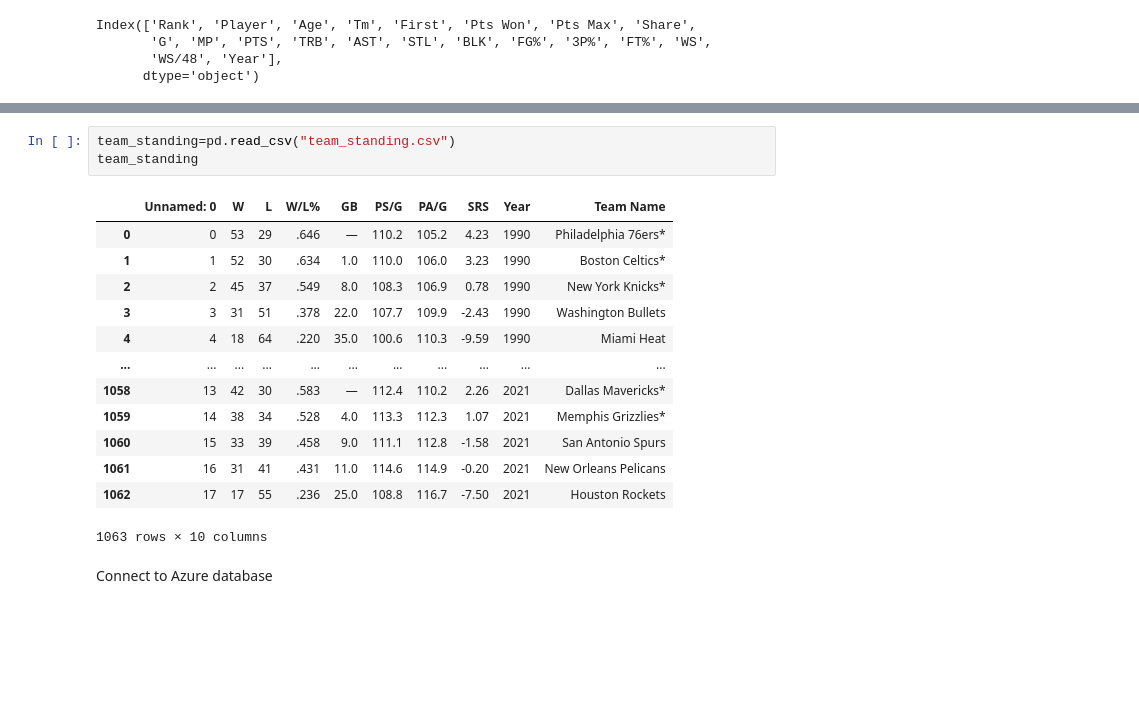
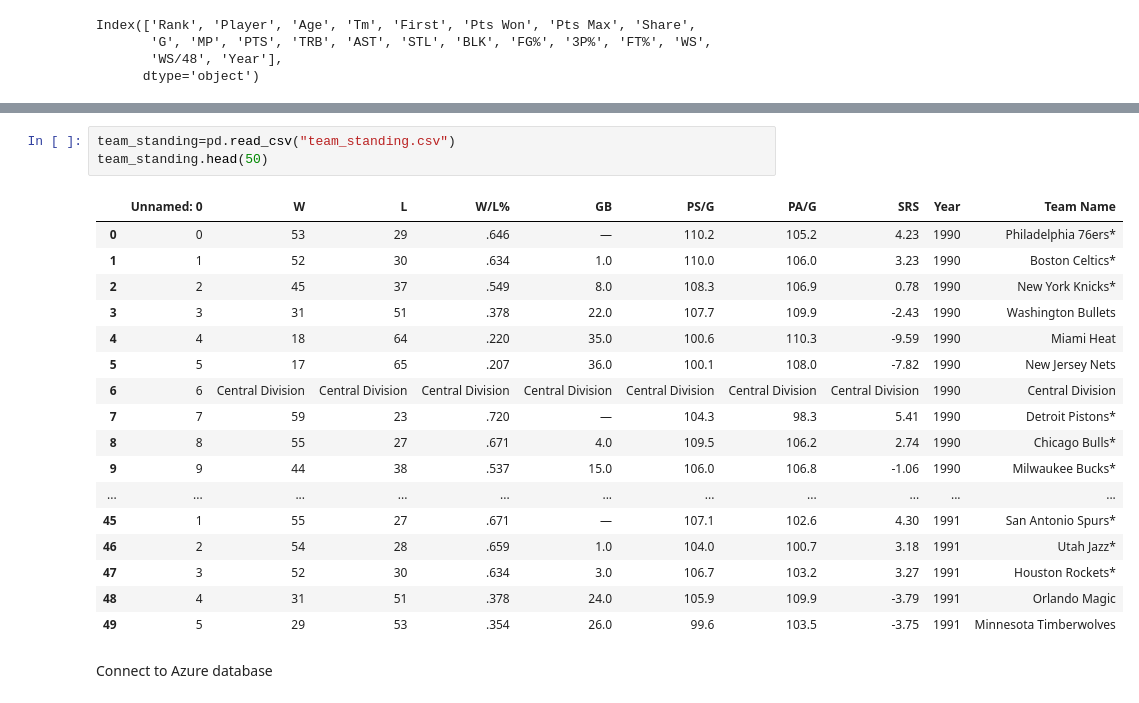
Before and after one commit to brownyu/Predicting_NBA_MVP, a Jupyter notebook: Predicting_NBA_MVP.ipynb, the cells around one changed output, grey strips where cells are left out. Cells and saved outputs as stored; diff of their text form; blank space fills up the shorter version.

```diff
--- a/Predicting_NBA_MVP.ipynb
+++ b/Predicting_NBA_MVP.ipynb
@@ -255,20 +671,24 @@ Index(['Rk', 'Player', 'Pos', 'Age', 'Tm', 'G', 'GS', 'MP', 'FG', 'FGA', 'FG%',
 # %%
 team_standing=pd.read_csv("team_standing.csv")
-team_standing
+team_standing.head(50)
 # %% [output]
 |  | Unnamed: 0 | W | L | W/L% | GB | PS/G | PA/G | SRS | Year | Team Name |
 | 0 | 0 | 53 | 29 | .646 | — | 110.2 | 105.2 | 4.23 | 1990 | Philadelphia 76ers* |
 | 1 | 1 | 52 | 30 | .634 | 1.0 | 110.0 | 106.0 | 3.23 | 1990 | Boston Celtics* |
 | 2 | 2 | 45 | 37 | .549 | 8.0 | 108.3 | 106.9 | 0.78 | 1990 | New York Knicks* |
 | 3 | 3 | 31 | 51 | .378 | 22.0 | 107.7 | 109.9 | -2.43 | 1990 | Washington Bullets |
 | 4 | 4 | 18 | 64 | .220 | 35.0 | 100.6 | 110.3 | -9.59 | 1990 | Miami Heat |
+| 5 | 5 | 17 | 65 | .207 | 36.0 | 100.1 | 108.0 | -7.82 | 1990 | New Jersey Nets |
+| 6 | 6 | Central Division | Central Division | Central Division | Central Division | Central Division | Central Division | Central Division | 1990 | Central Division |
+| 7 | 7 | 59 | 23 | .720 | — | 104.3 | 98.3 | 5.41 | 1990 | Detroit Pistons* |
+| 8 | 8 | 55 | 27 | .671 | 4.0 | 109.5 | 106.2 | 2.74 | 1990 | Chicago Bulls* |
+| 9 | 9 | 44 | 38 | .537 | 15.0 | 106.0 | 106.8 | -1.06 | 1990 | Milwaukee Bucks* |
 | ... | ... | ... | ... | ... | ... | ... | ... | ... | ... | ... |
-| 1058 | 13 | 42 | 30 | .583 | — | 112.4 | 110.2 | 2.26 | 2021 | Dallas Mavericks* |
-| 1059 | 14 | 38 | 34 | .528 | 4.0 | 113.3 | 112.3 | 1.07 | 2021 | Memphis Grizzlies* |
-| 1060 | 15 | 33 | 39 | .458 | 9.0 | 111.1 | 112.8 | -1.58 | 2021 | San Antonio Spurs |
-| 1061 | 16 | 31 | 41 | .431 | 11.0 | 114.6 | 114.9 | -0.20 | 2021 | New Orleans Pelicans |
-| 1062 | 17 | 17 | 55 | .236 | 25.0 | 108.8 | 116.7 | -7.50 | 2021 | Houston Rockets |
+| 45 | 1 | 55 | 27 | .671 | — | 107.1 | 102.6 | 4.30 | 1991 | San Antonio Spurs* |
+| 46 | 2 | 54 | 28 | .659 | 1.0 | 104.0 | 100.7 | 3.18 | 1991 | Utah Jazz* |
+| 47 | 3 | 52 | 30 | .634 | 3.0 | 106.7 | 103.2 | 3.27 | 1991 | Houston Rockets* |
+| 48 | 4 | 31 | 51 | .378 | 24.0 | 105.9 | 109.9 | -3.79 | 1991 | Orlando Magic |
+| 49 | 5 | 29 | 53 | .354 | 26.0 | 99.6 | 103.5 | -3.75 | 1991 | Minnesota Timberwolves |
-1063 rows × 10 columns
 # %% [markdown]
 Connect to Azure database
 # %%
```
Also changed, not shown: parts of 63 cells of this notebook.
